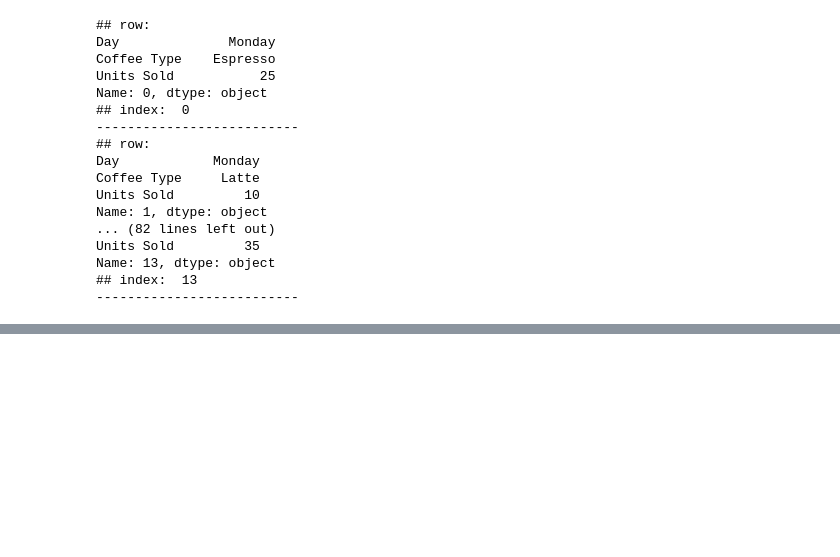
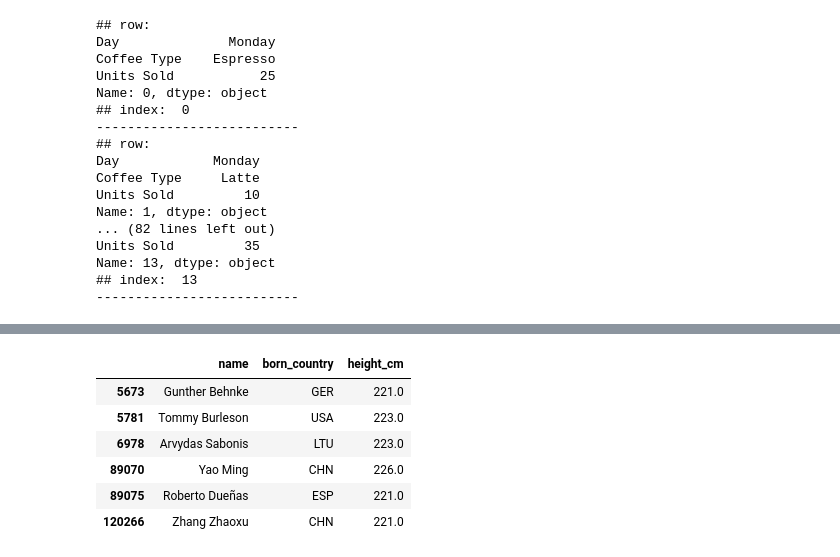
Before and after one commit to EslamKamel89/pandas, a Jupyter notebook: complete-pandas-tutorial/tutorial_2.ipynb, the cells around one changed output, grey strips where cells are left out. Cells and saved outputs as stored; diff of their text form; code cells hidden in the pictures; blank space fills up the shorter version.

```diff
--- a/complete-pandas-tutorial/tutorial_2.ipynb
+++ b/complete-pandas-tutorial/tutorial_2.ipynb
@@ -532,0 +557,11 @@ Name: 13, dtype: object
+# %%
+# you could even pick specific columns with this syntax
+bios.loc[bios['height_cm'] > 220 , ['name' , 'born_country' , 'height_cm']]
+# %% [output]
+|  | name | born_country | height_cm |
+| 5673 | Gunther Behnke | GER | 221.0 |
+| 5781 | Tommy Burleson | USA | 223.0 |
+| 6978 | Arvydas Sabonis | LTU | 223.0 |
+| 89070 | Yao Ming | CHN | 226.0 |
+| 89075 | Roberto Dueñas | ESP | 221.0 |
+| 120266 | Zhang Zhaoxu | CHN | 221.0 |
```
Also changed, not shown: parts of 6 cells of this notebook.
